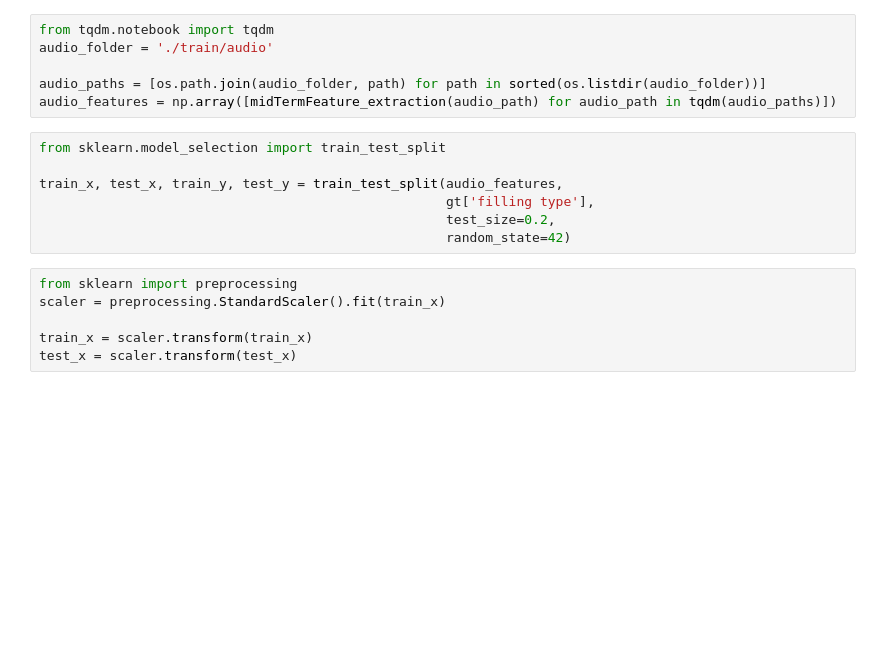
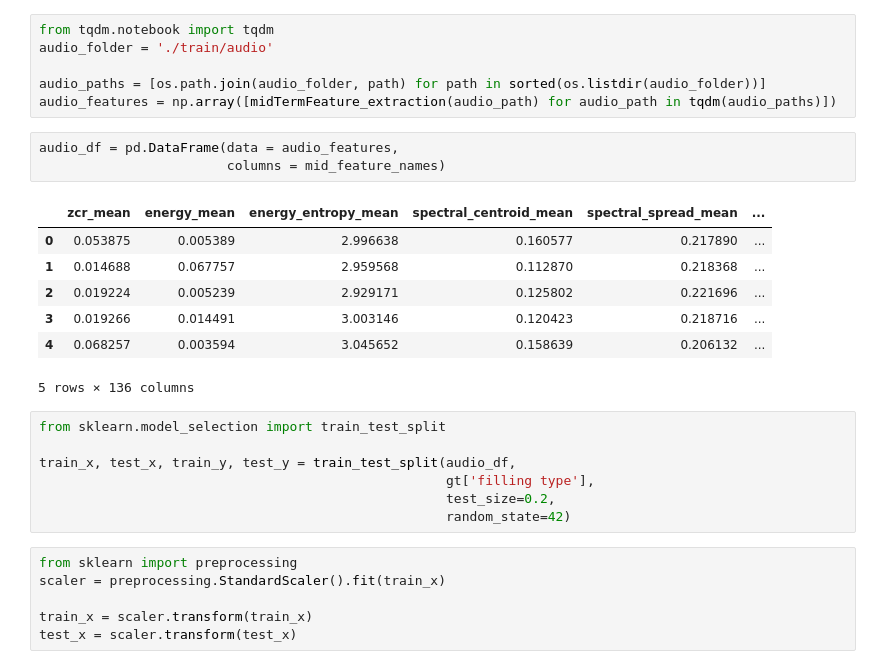
Before and after one commit to Noone65536/CORSMAL-Challenge-2022-Squids, a Jupyter notebook: EDA_filling_type.ipynb, the cells around one changed output. Cells and saved outputs as stored; diff of their text form; blank space fills up the shorter version.

```diff
--- a/EDA_filling_type.ipynb
+++ b/EDA_filling_type.ipynb
@@ -166,10 +178,21 @@ audio_folder = './train/audio'
 
 audio_paths = [os.path.join(audio_folder, path) for path in sorted(os.listdir(audio_folder))]
 audio_features = np.array([midTermFeature_extraction(audio_path) for audio_path in tqdm(audio_paths)])
+# %%
+audio_df = pd.DataFrame(data = audio_features,
+                        columns = mid_feature_names)
+# %% [output]
+|  | zcr_mean | energy_mean | energy_entropy_mean | spectral_centroid_mean | spectral_spread_mean | ... |
+| 0 | 0.053875 | 0.005389 | 2.996638 | 0.160577 | 0.217890 | ... |
+| 1 | 0.014688 | 0.067757 | 2.959568 | 0.112870 | 0.218368 | ... |
+| 2 | 0.019224 | 0.005239 | 2.929171 | 0.125802 | 0.221696 | ... |
+| 3 | 0.019266 | 0.014491 | 3.003146 | 0.120423 | 0.218716 | ... |
+| 4 | 0.068257 | 0.003594 | 3.045652 | 0.158639 | 0.206132 | ... |
+5 rows × 136 columns
 # %%
 from sklearn.model_selection import train_test_split
 
-train_x, test_x, train_y, test_y = train_test_split(audio_features,
+train_x, test_x, train_y, test_y = train_test_split(audio_df,
                                                     gt['filling type'],
                                                     test_size=0.2,
                                                     random_state=42)
```
Also changed, not shown: parts of 10 cells of this notebook, 1 other file.
